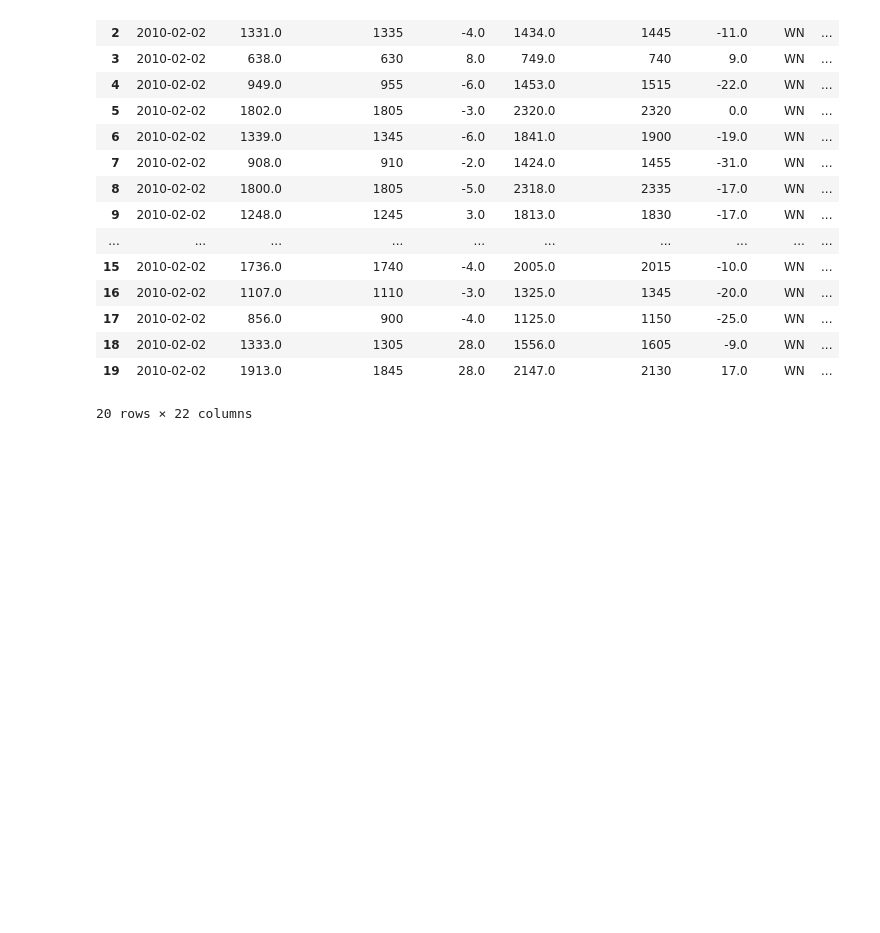
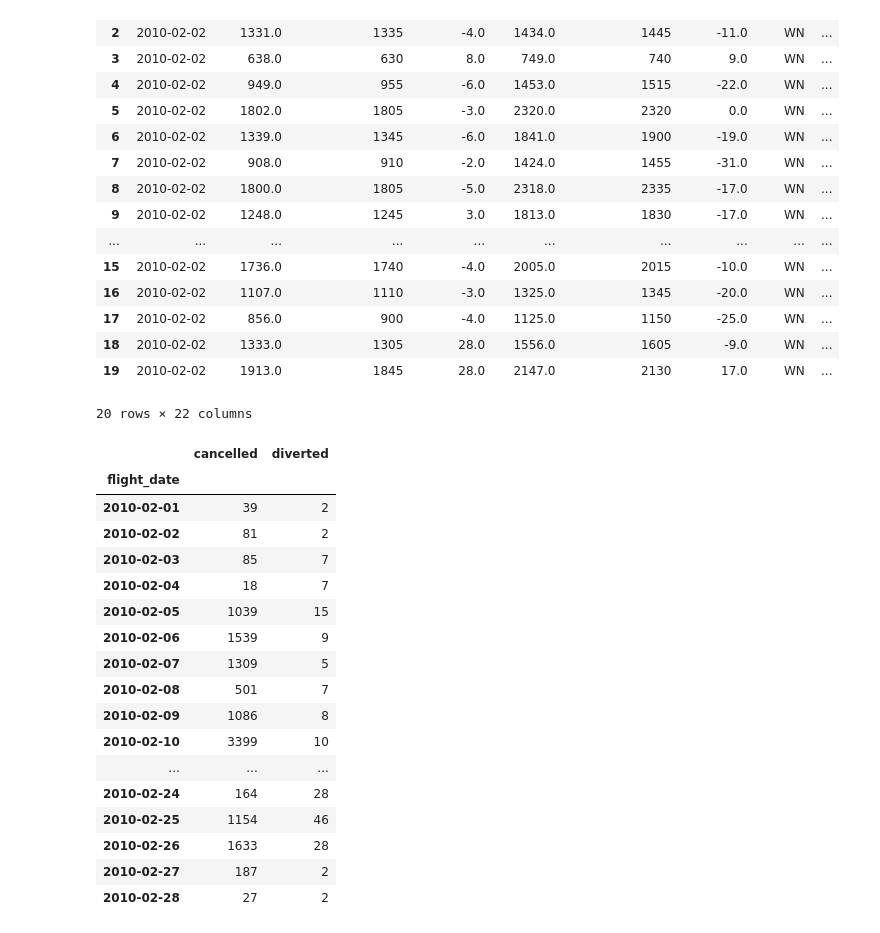
Before and after one commit to susanneferschl/da-sql-api-project-group-2_sf, a Jupyter notebook: project_work/renan.ipynb, the cells around one changed output. Drawn from its saved outputs; the diff is of its cells as text; code cells hidden in the pictures; blank space fills up the shorter version.

```diff
--- a/project_work/renan.ipynb
+++ b/project_work/renan.ipynb
@@ -270,3 +270,24 @@ flights.head(20)
 | 18 | 2010-02-02 | 1333.0 | 1305 | 28.0 | 1556.0 | 1605 | -9.0 | WN | ... |
 | 19 | 2010-02-02 | 1913.0 | 1845 | 28.0 | 2147.0 | 2130 | 17.0 | WN | ... |
 20 rows × 22 columns
+# %%
+flights[['cancelled', 'diverted', 'flight_date']].groupby('flight_date').sum()
+# %% [output]
+|  | cancelled | diverted |
+| flight_date |  |  |
+| 2010-02-01 | 39 | 2 |
+| 2010-02-02 | 81 | 2 |
+| 2010-02-03 | 85 | 7 |
+| 2010-02-04 | 18 | 7 |
+| 2010-02-05 | 1039 | 15 |
+| 2010-02-06 | 1539 | 9 |
+| 2010-02-07 | 1309 | 5 |
+| 2010-02-08 | 501 | 7 |
+| 2010-02-09 | 1086 | 8 |
+| 2010-02-10 | 3399 | 10 |
+| ... | ... | ... |
+| 2010-02-24 | 164 | 28 |
+| 2010-02-25 | 1154 | 46 |
+| 2010-02-26 | 1633 | 28 |
+| 2010-02-27 | 187 | 2 |
+| 2010-02-28 | 27 | 2 |
```
Also changed, not shown: parts of 1 cell of this notebook, 1 other file.
